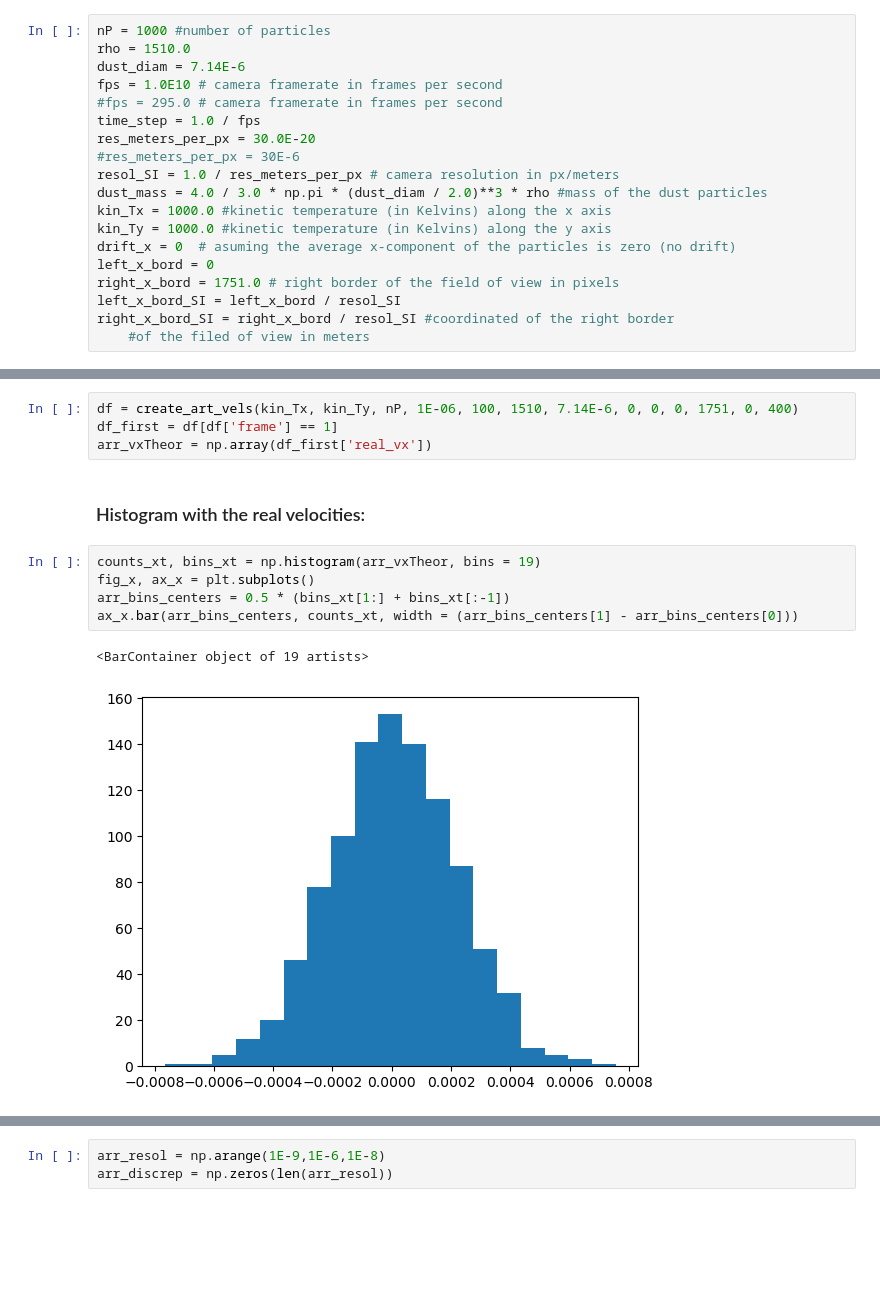
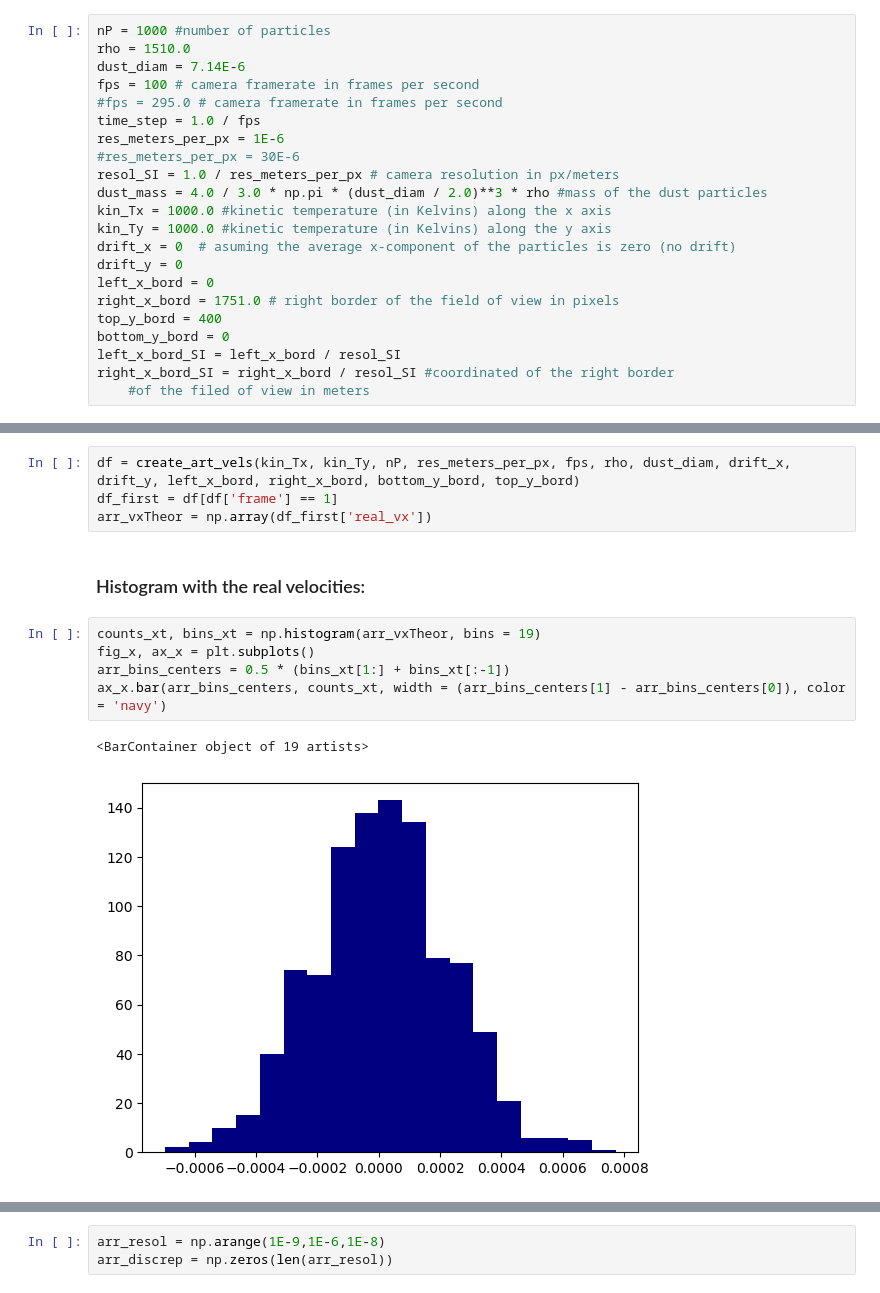
Before and after one commit to ParthM1504/Benchmarking-Dusty-Plasma-Temperature-Code, a Jupyter notebook: from_anton/an_art_vels/an_art_vels.ipynb, the cells around one changed output, grey strips where cells are left out. Cells and saved outputs as stored; diff of their text form; blank space fills up the shorter version.

```diff
--- a/from_anton/an_art_vels/an_art_vels.ipynb
+++ b/from_anton/an_art_vels/an_art_vels.ipynb
@@ -14,18 +14,21 @@ general parameters.
 nP = 1000 #number of particles
 rho = 1510.0
 dust_diam = 7.14E-6
-fps = 1.0E10 # camera framerate in frames per second
+fps = 100 # camera framerate in frames per second
 #fps = 295.0 # camera framerate in frames per second
 time_step = 1.0 / fps
-res_meters_per_px = 30.0E-20
+res_meters_per_px = 1E-6
 #res_meters_per_px = 30E-6
 resol_SI = 1.0 / res_meters_per_px # camera resolution in px/meters
 dust_mass = 4.0 / 3.0 * np.pi * (dust_diam / 2.0)**3 * rho #mass of the dust particles
 kin_Tx = 1000.0 #kinetic temperature (in Kelvins) along the x axis
 kin_Ty = 1000.0 #kinetic temperature (in Kelvins) along the y axis
 drift_x = 0  # asuming the average x-component of the particles is zero (no drift)
+drift_y = 0
 left_x_bord = 0
 right_x_bord = 1751.0 # right border of the field of view in pixels
+top_y_bord = 400
+bottom_y_bord = 0
 left_x_bord_SI = left_x_bord / resol_SI
 right_x_bord_SI = right_x_bord / resol_SI #coordinated of the right border
     #of the filed of view in meters
@@ -111,7 +100,7 @@ def create_art_vels(tTx, tTy, N_particles, metersPerPx, frps, ro, diam, drift_x,
 # %% [markdown]
 ## Check if the Function works:
 # %%
-df = create_art_vels(kin_Tx, kin_Ty, nP, 1E-06, 100, 1510, 7.14E-6, 0, 0, 0, 1751, 0, 400)
+df = create_art_vels(kin_Tx, kin_Ty, nP, res_meters_per_px, fps, rho, dust_diam, drift_x, drift_y, left_x_bord, right_x_bord, bottom_y_bord, top_y_bord)
 df_first = df[df['frame'] == 1]
 arr_vxTheor = np.array(df_first['real_vx'])
 # %% [markdown]
@@ -119,8 +108,8 @@ arr_vxTheor = np.array(df_first['real_vx'])
 # %%
 counts_xt, bins_xt = np.histogram(arr_vxTheor, bins = 19)
 fig_x, ax_x = plt.subplots()
 arr_bins_centers = 0.5 * (bins_xt[1:] + bins_xt[:-1])
-ax_x.bar(arr_bins_centers, counts_xt, width = (arr_bins_centers[1] - arr_bins_centers[0]))
+ax_x.bar(arr_bins_centers, counts_xt, width = (arr_bins_centers[1] - arr_bins_centers[0]), color = 'navy')
 # %% [output]
 <BarContainer object of 19 artists>
-[figure, old version]
+[figure, new version]
```
Also changed, not shown: parts of 13 cells of this notebook.
